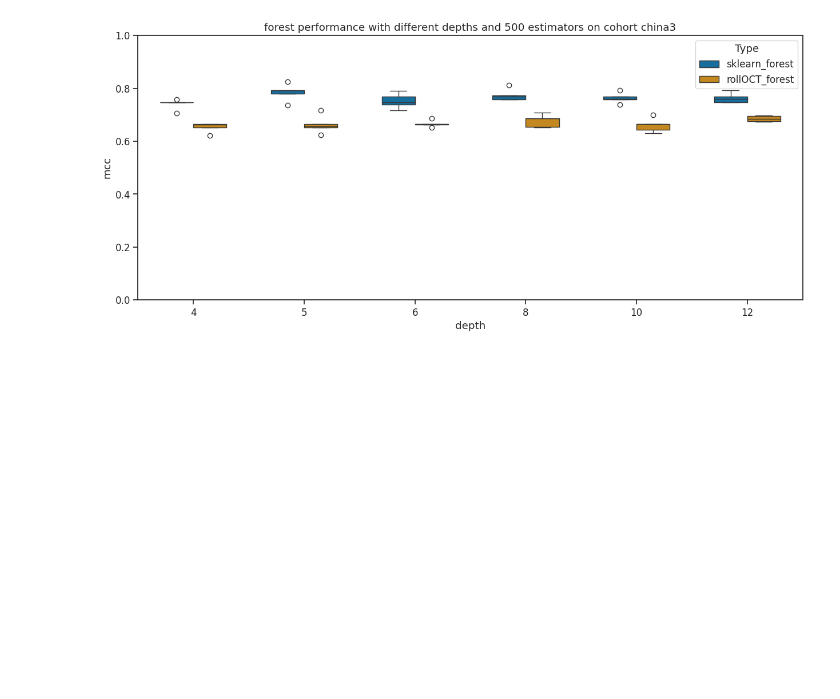
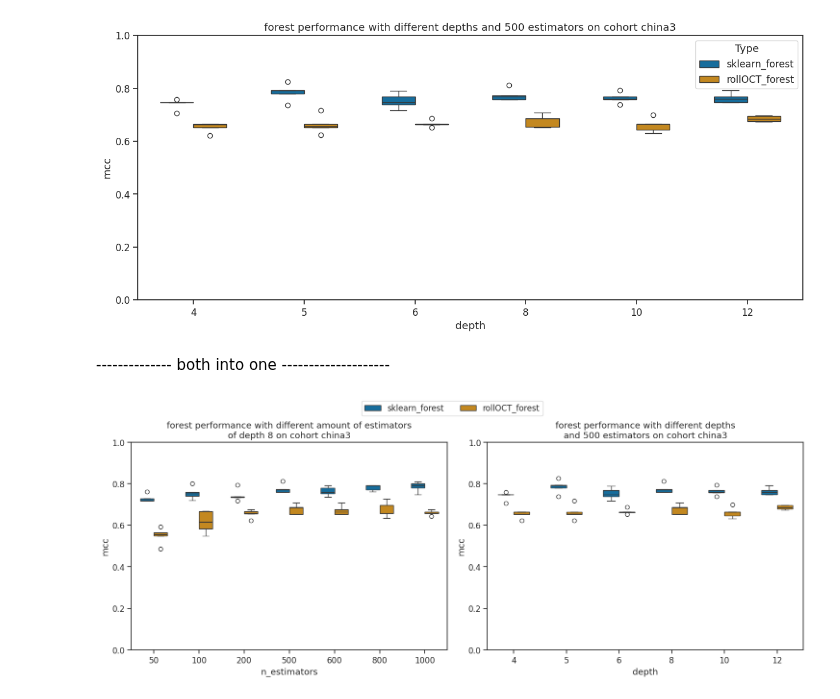
Before and after one commit to Morgall/LARF_BA, a Jupyter notebook: testing_juypter_notebooks/mcc_box.ipynb, the cells around one changed output. Drawn from its saved outputs; the diff is of its cells as text; code cells hidden in the pictures; blank space fills up the shorter version.

```diff
--- a/testing_juypter_notebooks/mcc_box.ipynb
+++ b/testing_juypter_notebooks/mcc_box.ipynb
@@ -567,3 +567,5 @@ figure_mcc_seaborne_tasxa_easy_estimators(list_names = depth_list, n_estimators=
 # %% [output]
 [{'depth': '4', 'Type': 'sklearn_forest', 'mcc': np.float64(0.7588926775138757)}, {'depth': '4', 'Type': 'sklearn_forest', 'mcc': np.float64(0.7480142975594124)}, {'depth': '4', 'Type': 'sklearn_fores ...
 [figure]
+# %% [markdown]
+-------------- both into one --------------------
@@ -569,0 +631,24 @@ figure_mcc_seaborne_tasxa_easy_estimators(list_names = depth_list, n_estimators=
+# %%
+fig, axs = plt.subplots(1, 2, figsize=(15, 6))
+figure_mcc_seaborne_tasxa_easy_estimators_a(estimators_list, depth=8, max_features='sqrt', ax=axs[0])
+figure_mcc_seaborne_tasxa_easy_depth_a(depth_list, n_estimators=500, max_features='sqrt', ax=axs[1])
+
+# Optionally combine legends:
+handles, labels = [], []
+for ax in axs:
+    h, l = ax.get_legend_handles_labels()
+    handles += h
+    labels += l
+# Remove duplicates
+by_label = dict(zip(labels, handles))
+fig.legend(by_label.values(), by_label.keys(), loc='upper center', ncol=len(by_label)) # title = 'Type'
+
+for ax in axs:
+    if ax.get_legend() is not None:
+        ax.get_legend().remove()
+
+plt.tight_layout(rect=[0, 0, 1, 0.95])
+fig.savefig(os.path.join('../microbiome_data/taxa_easy', f'box_overview_multi_estimators_multi_depth.pdf'), format='pdf')
+plt.show()
+# %% [output]
+[figure, added]
```
Also changed, not shown: parts of 2 cells of this notebook, 6 other files.
